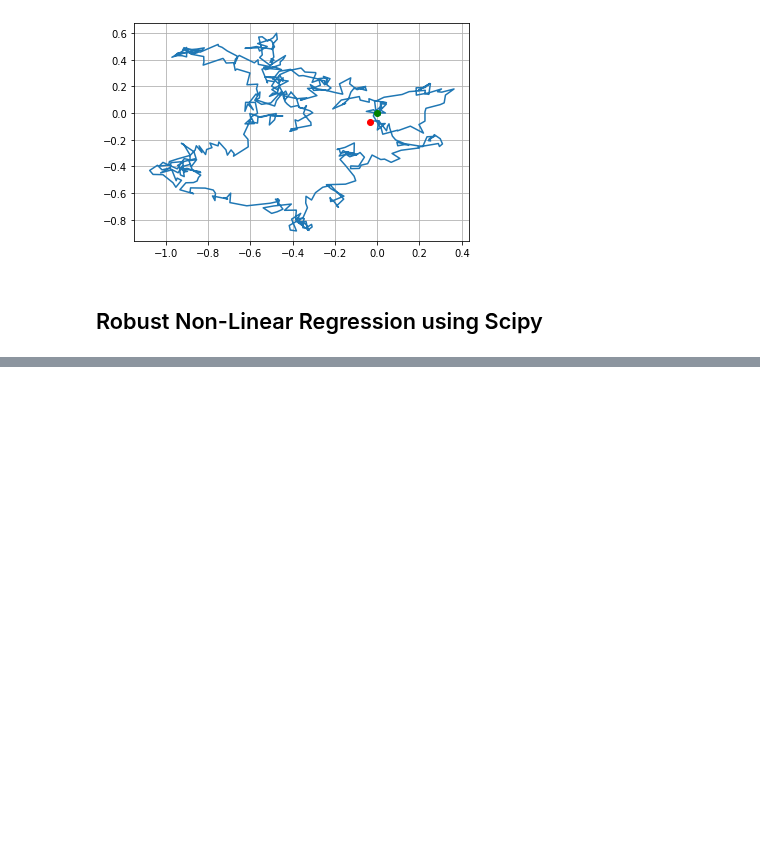
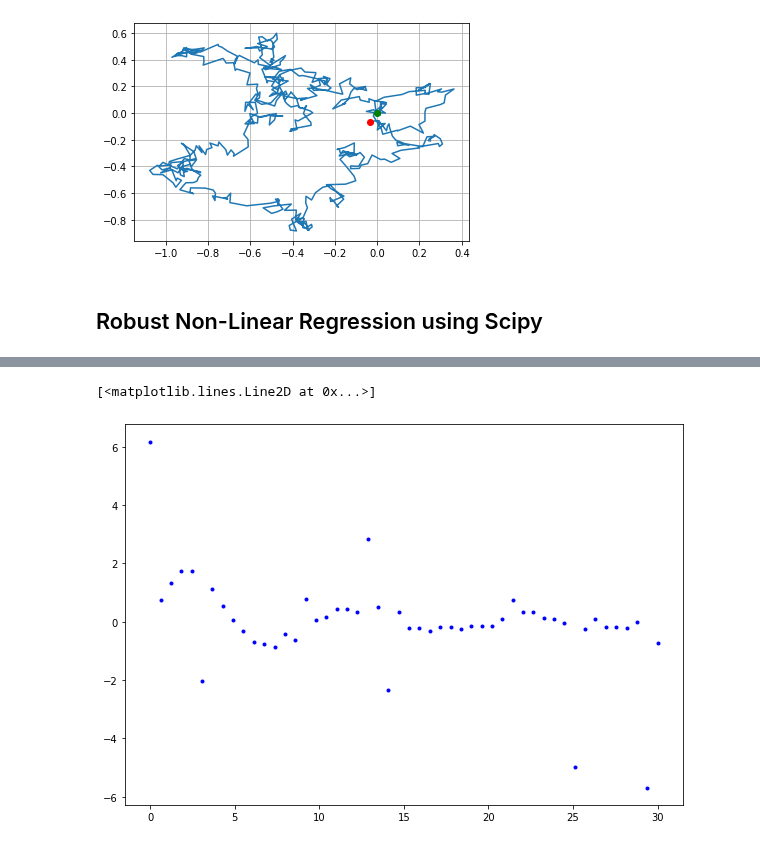
Before and after one commit to Tomkaehst/PhasorFLIM, a Jupyter notebook: Jupyter Notebooks/ODE_Examples.ipynb, the cells around one changed output, grey strips where cells are left out. Drawn from its saved outputs; the diff is of its cells as text; code cells hidden in the pictures; blank space fills up the shorter version.

```diff
--- a/Jupyter Notebooks/ODE_Examples.ipynb
+++ b/Jupyter Notebooks/ODE_Examples.ipynb
@@ -357,0 +407,25 @@ $$\frac{1}{2} \sum_{i = 1}^{n} (a - x)^2 \rightarrow \min_{x}$$
+# %%
+def generate_data(t, A, sigma, omega, noise=0, n_outliers=0, random_state=0):
+    y = A * np.exp(-sigma * t) * np.sin(omega * t)
+    rnd = np.random.RandomState(random_state)
+    error = noise * rnd.randn(t.size)
+    outliers = rnd.randint(0, t.size, n_outliers)
+    error[outliers] *= 35
+    return y + error
+# %%
+A = 2
+sigma = 0.1
+omega = 0.1 * 2 * np.pi
+x_true = np.array([A, sigma, omega])
+
+noise = 0.1
+
+t_min = 0
+t_max = 30
+# %%
+t_train = np.linspace(t_min, t_max, 50)
+y_train = generate_data(t_train, A, sigma, omega, noise=noise, n_outliers=10)
+plt.plot(t_train, y_train, 'b.')
+# %% [output]
+[<matplotlib.lines.Line2D at 0x...>]
+[figure, added]
```
Also changed, not shown: parts of 17 cells of this notebook, 1 other file.
